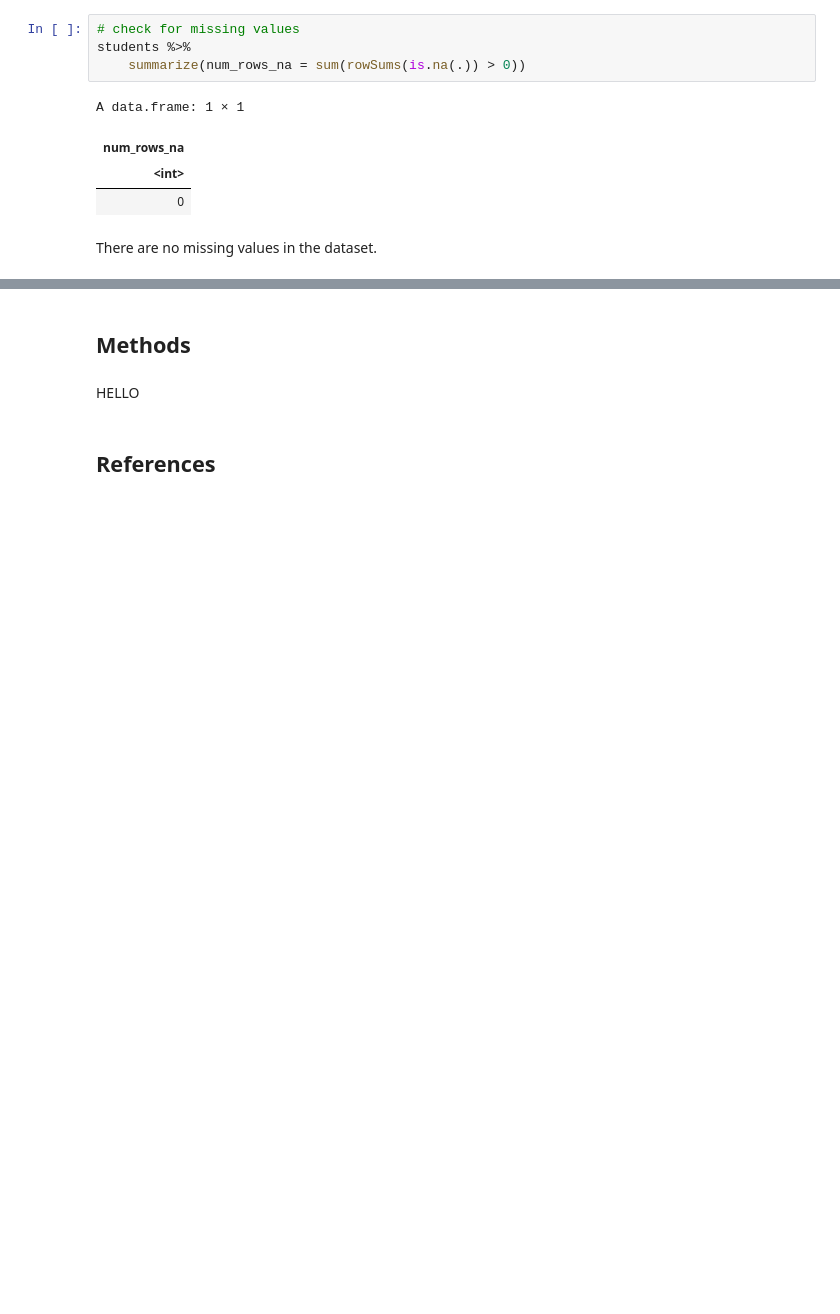
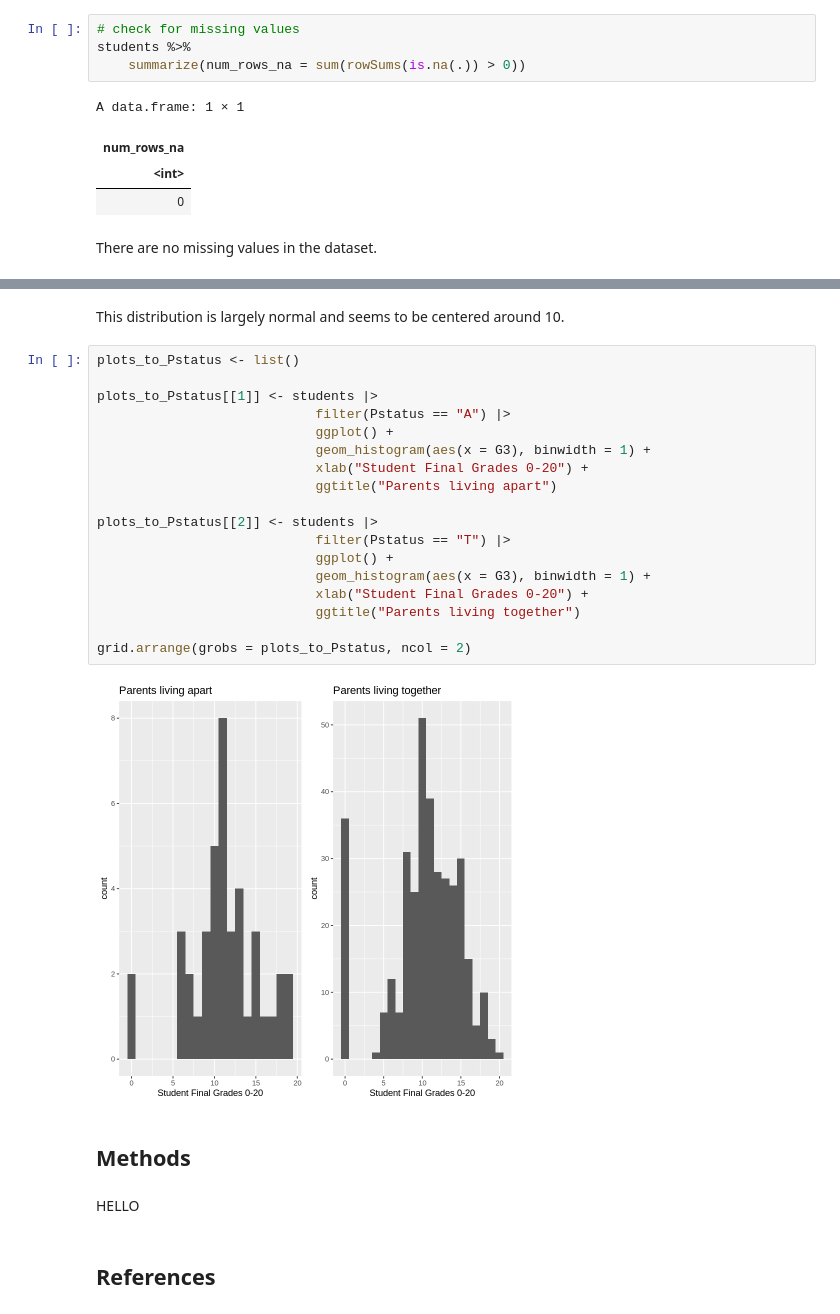
Before and after one commit to aidanmeharg/STAT_201_Project, a Jupyter notebook: proposal.ipynb, the cells around one changed output, grey strips where cells are left out. Drawn from its saved outputs; the diff is of its cells as text; blank space fills up the shorter version.

```diff
--- a/proposal.ipynb
+++ b/proposal.ipynb
@@ -68,3 +74,25 @@ ggplot(students, aes(x = G3)) +
+# %% [markdown]
+This distribution is largely normal and seems to be centered around 10.
+# %%
+plots_to_Pstatus <- list()
+
+plots_to_Pstatus[[1]] <- students |>
+                            filter(Pstatus == "A") |>
+                            ggplot() +
+                            geom_histogram(aes(x = G3), binwidth = 1) +
+                            xlab("Student Final Grades 0-20") +
+                            ggtitle("Parents living apart")
+
+plots_to_Pstatus[[2]] <- students |>
+                            filter(Pstatus == "T") |>
+                            ggplot() +
+                            geom_histogram(aes(x = G3), binwidth = 1) +
+                            xlab("Student Final Grades 0-20") +
+                            ggtitle("Parents living together")
+
+grid.arrange(grobs = plots_to_Pstatus, ncol = 2)
+# %% [output]
+[figure, added]
 # %% [markdown]
 ## Methods
 # %% [markdown]
```
Also changed, not shown: parts of 4 cells of this notebook.
